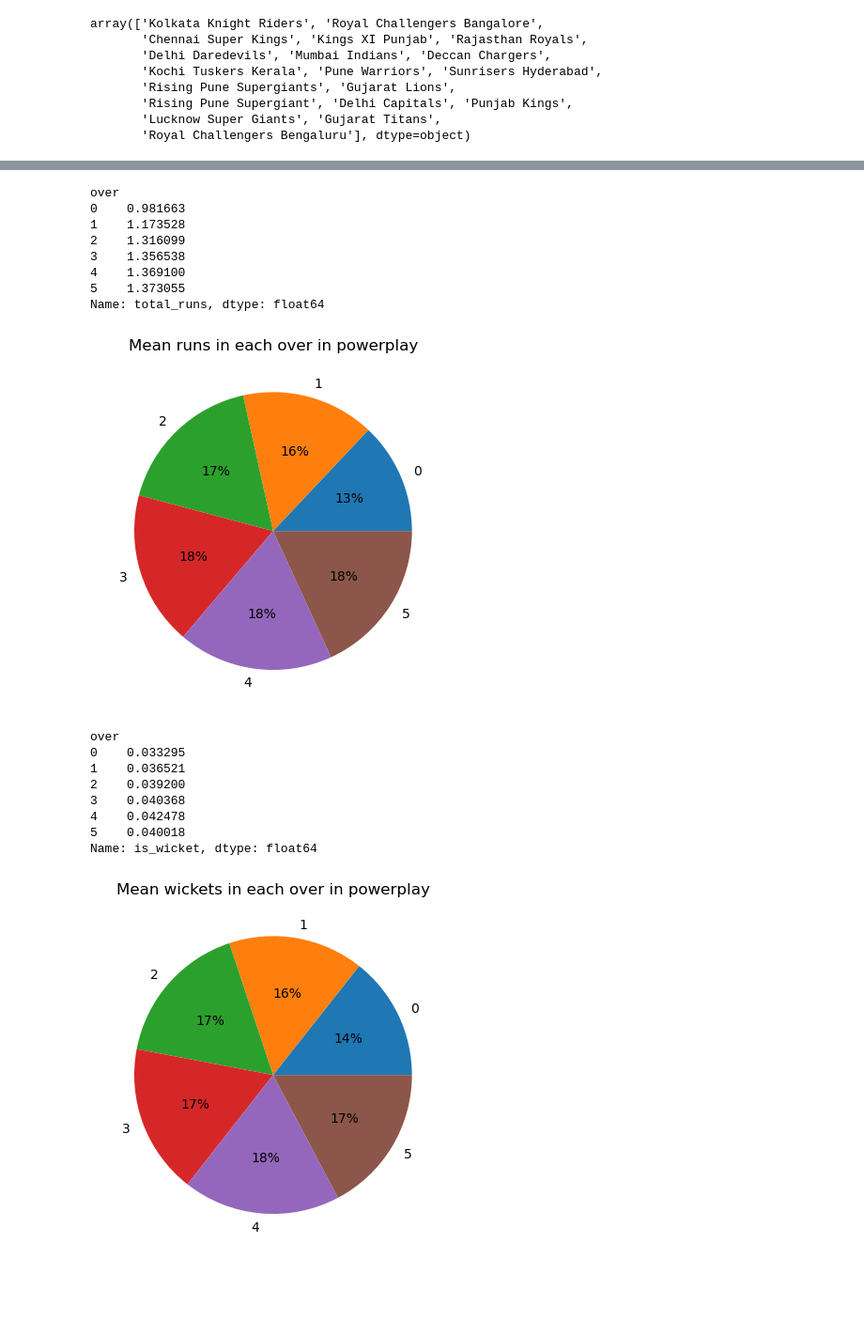
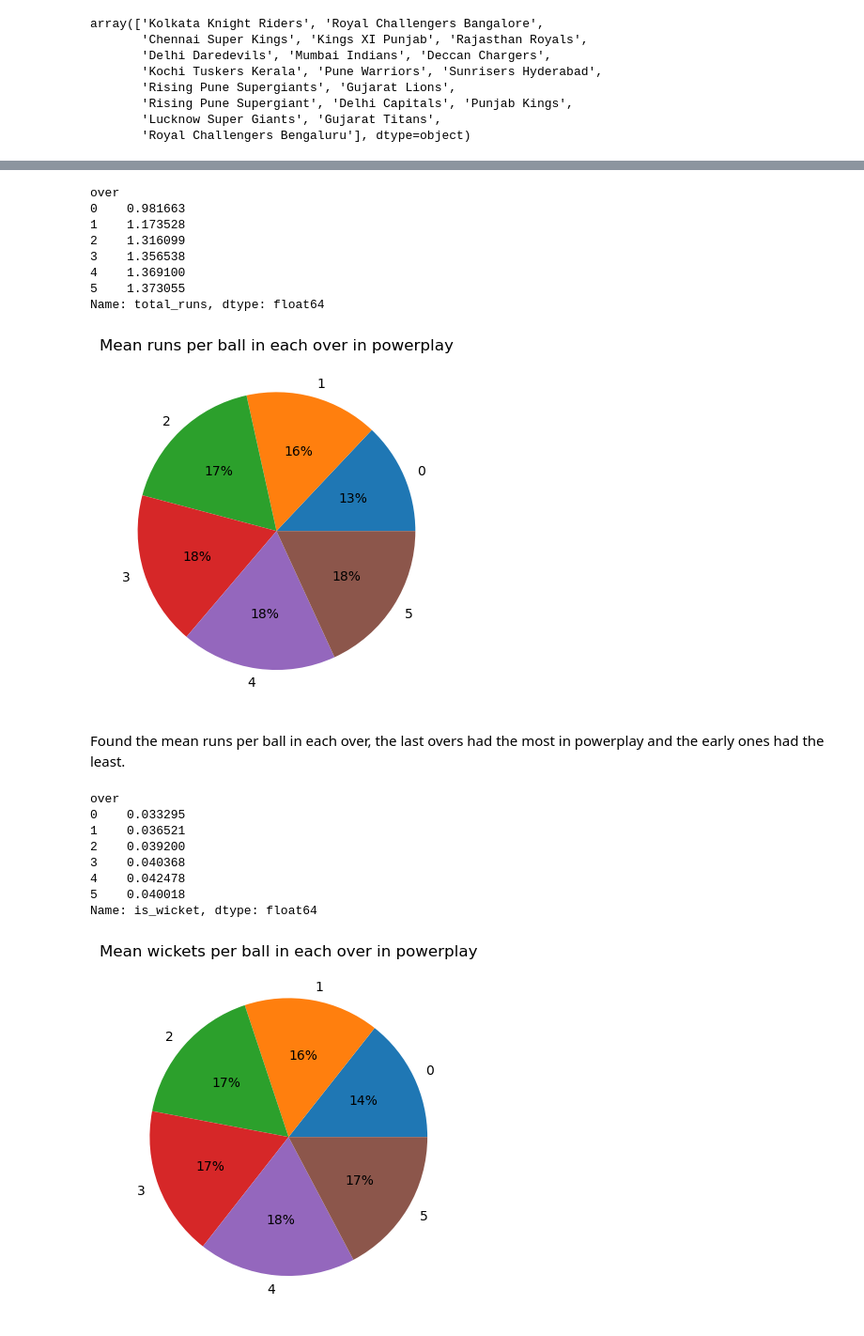
Before and after one commit to goosbo/davstuff, a Jupyter notebook: week8lab.ipynb, the cells around one changed output, grey strips where cells are left out. Shown at 94% size. Cells and saved outputs as stored; diff of their text form; code cells hidden in the pictures; blank space fills up the shorter version.

```diff
--- a/week8lab.ipynb
+++ b/week8lab.ipynb
@@ -113,7 +122,7 @@ pplay_over=powerplay_data.groupby('over')
 pplayruns =pplay_over['total_runs'].mean()
 print(pplayruns)
 plt.pie(pplayruns,labels=pplayruns.index,autopct='%.0f%%')
-plt.title('Mean runs in each over in powerplay')
+plt.title('Mean runs per ball in each over in powerplay')
 plt.show()
 # %% [output]
 over
@@ -124,20 +133,22 @@ over
 4    1.369100
 5    1.373055
 Name: total_runs, dtype: float64
-[figure, old version]
+[figure, new version]
+# %% [markdown]
+Found the mean runs per ball in each over, the last overs had the most in powerplay and the early ones had the least.
 # %%
 pplaywickets = pplay_over['is_wicket'].mean()
 print(pplaywickets)
 plt.pie(pplaywickets,labels=pplaywickets.index,autopct='%.0f%%')
-plt.title('Mean wickets in each over in powerplay')
+plt.title('Mean wickets per ball in each over in powerplay')
 plt.show()
 # %% [output]
 over
 0    0.033295
 1    0.036521
 2    0.039200
 3    0.040368
 4    0.042478
 5    0.040018
 Name: is_wicket, dtype: float64
-[figure, old version]
+[figure, new version]
```
Also changed, not shown: parts of 18 cells of this notebook, 2 other files.
